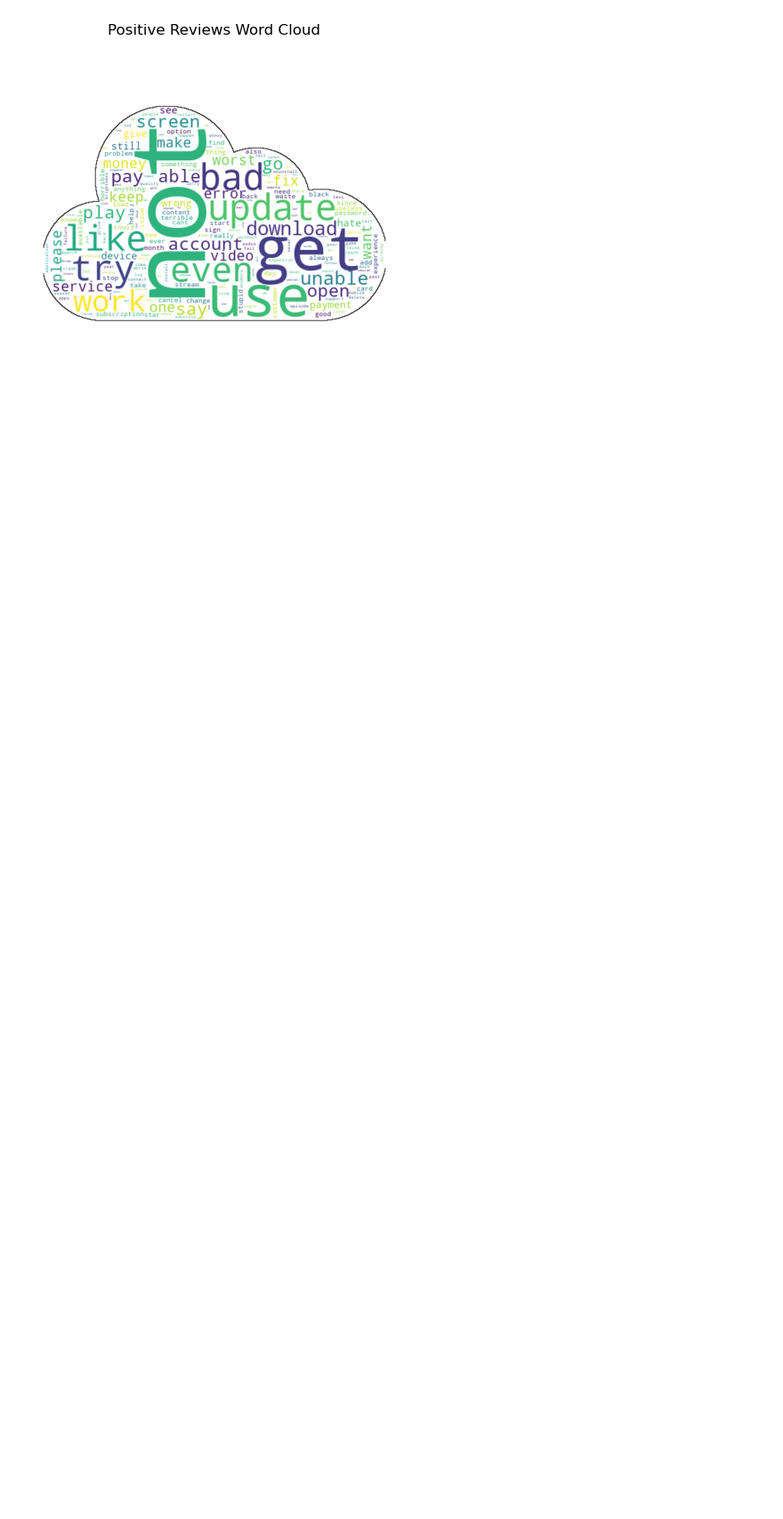
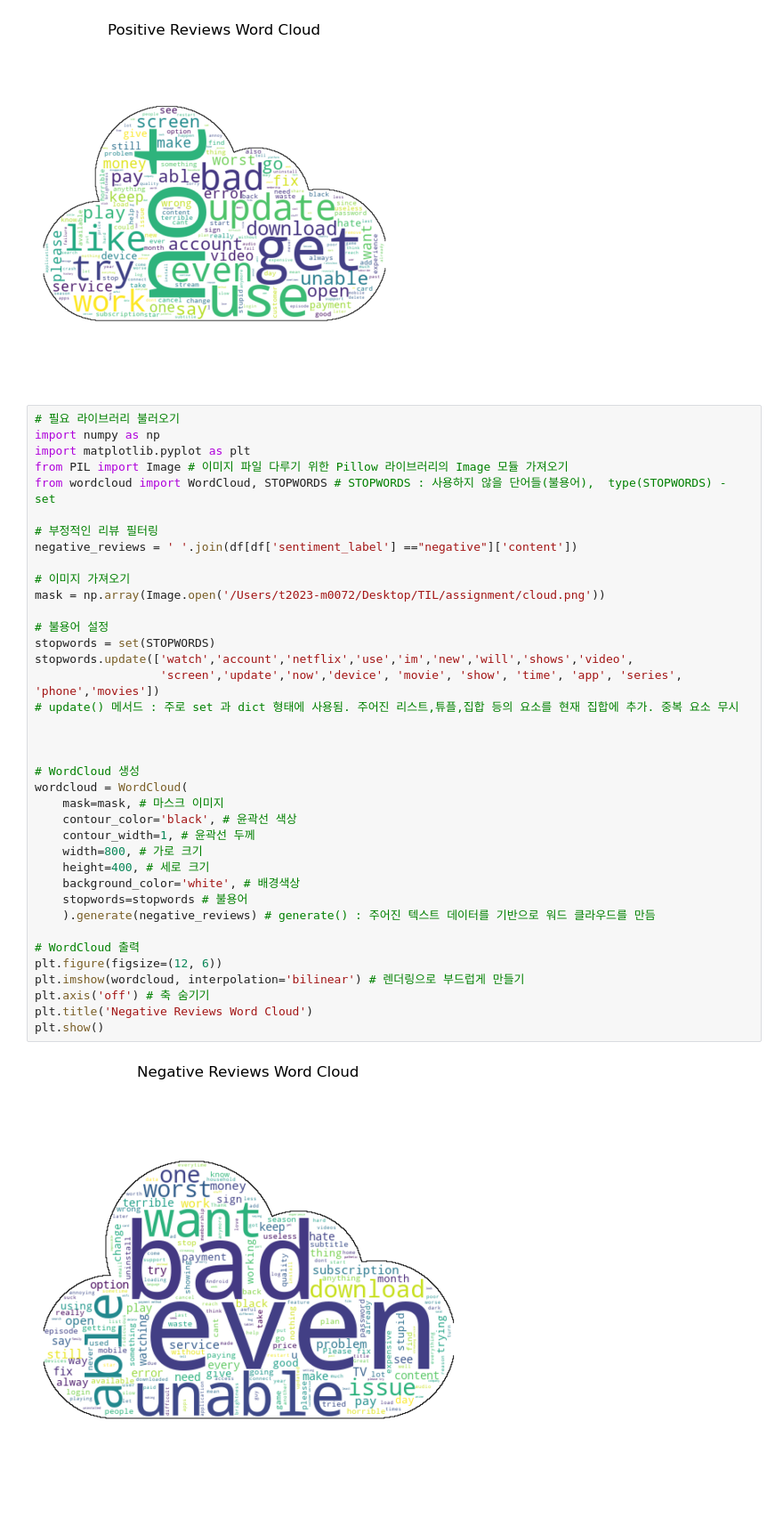
Before and after one commit to nyum76/TIL, a Jupyter notebook: assignment/WordCloud.ipynb, the cells around one changed output. Shown: that part at 89% size. Saved outputs shown, nothing was run; the diff lists cells and outputs as text; blank space fills up the shorter version.

```diff
--- a/assignment/WordCloud.ipynb
+++ b/assignment/WordCloud.ipynb
@@ -423,3 +423,43 @@ for idx in range(neg_model.num_topics):
     plt.show()
 # %% [output]
 [figure]
+# %%
+# 필요 라이브러리 불러오기
+import numpy as np
+import matplotlib.pyplot as plt
+from PIL import Image # 이미지 파일 다루기 위한 Pillow 라이브러리의 Image 모듈 가져오기
+from wordcloud import WordCloud, STOPWORDS # STOPWORDS : 사용하지 않을 단어들(불용어),  type(STOPWORDS) - set
+
+# 부정적인 리뷰 필터링
+negative_reviews = ' '.join(df[df['sentiment_label'] =="negative"]['content'])
+
+# 이미지 가져오기
+mask = np.array(Image.open('/Users/t2023-m0072/Desktop/TIL/assignment/cloud.png'))
+
+# 불용어 설정
+stopwords = set(STOPWORDS)
+stopwords.update(['watch','account','netflix','use','im','new','will','shows','video',
+                  'screen','update','now','device', 'movie', 'show', 'time', 'app', 'series', 'phone','movies'])
+# update() 메서드 : 주로 set 과 dict 형태에 사용됨. 주어진 리스트,튜플,집합 등의 요소를 현재 집합에 추가. 중복 요소 무시
+
+
+
+# WordCloud 생성
+wordcloud = WordCloud(
+    mask=mask, # 마스크 이미지
+    contour_color='black', # 윤곽선 색상
+    contour_width=1, # 윤곽선 두께
+    width=800, # 가로 크기
+    height=400, # 세로 크기
+    background_color='white', # 배경색상
+    stopwords=stopwords # 불용어
+    ).generate(negative_reviews) # generate() : 주어진 텍스트 데이터를 기반으로 워드 클라우드를 만듬
+
+# WordCloud 출력
+plt.figure(figsize=(12, 6))
+plt.imshow(wordcloud, interpolation='bilinear') # 렌더링으로 부드럽게 만들기
+plt.axis('off') # 축 숨기기
+plt.title('Negative Reviews Word Cloud')
+plt.show()
+# %% [output]
+[figure, added]
```
Also changed, not shown: parts of 1 cell of this notebook, 1 other file.
